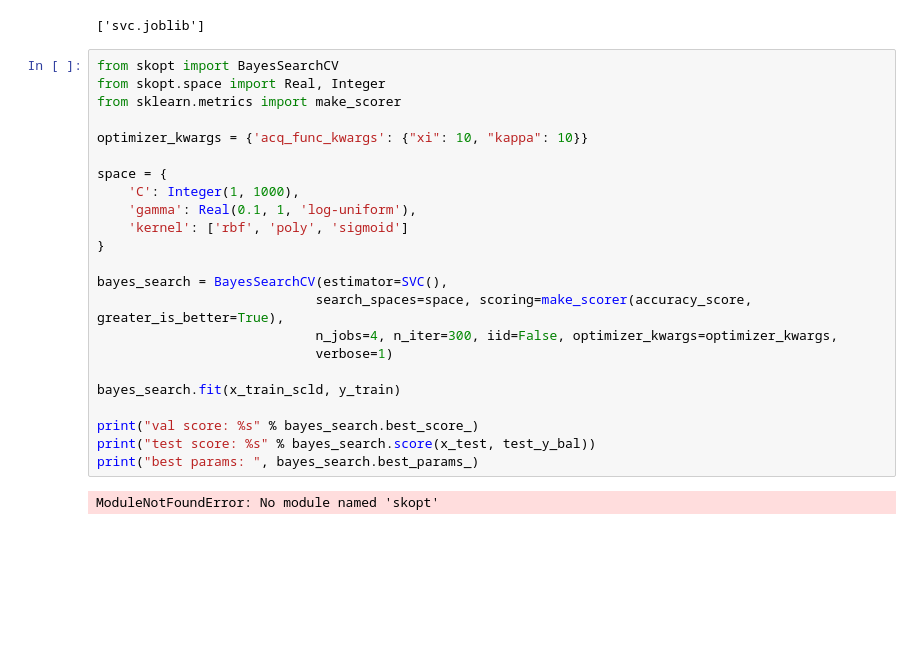
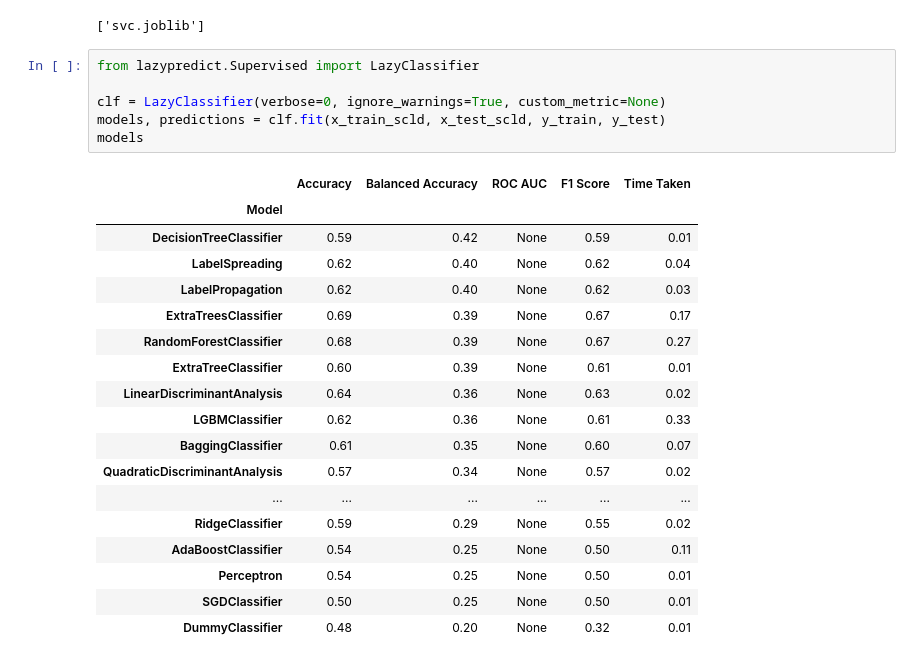
Before and after one commit to jdeguzman4/ML-Mini-Project, a Jupyter notebook: notebooks/Red Wine Quality Multi-Label Classification.ipynb, the cells around one changed output. Drawn from its saved outputs; the diff is of its cells as text; blank space fills up the shorter version.

```diff
--- a/notebooks/Red Wine Quality Multi-Label Classification.ipynb
+++ b/notebooks/Red Wine Quality Multi-Label Classification.ipynb
@@ -220,28 +227,28 @@ model_file = "svc.joblib"
 joblib.dump(clf, model_file)
 # %% [output]
 ['svc.joblib']
-# %%
-from skopt import BayesSearchCV
-from skopt.space import Real, Integer
-from sklearn.metrics import make_scorer
-
-optimizer_kwargs = {'acq_func_kwargs': {"xi": 10, "kappa": 10}}
-
-space = {
-    'C': Integer(1, 1000),
-    'gamma': Real(0.1, 1, 'log-uniform'),
-    'kernel': ['rbf', 'poly', 'sigmoid']
-}
-
-bayes_search = BayesSearchCV(estimator=SVC(),
-                            search_spaces=space, scoring=make_scorer(accuracy_score, greater_is_better=True),
-                            n_jobs=4, n_iter=300, iid=False, optimizer_kwargs=optimizer_kwargs,
-                            verbose=1)
-
-bayes_search.fit(x_train_scld, y_train)
-
-print("val score: %s" % bayes_search.best_score_)
-print("test score: %s" % bayes_search.score(x_test, test_y_bal))
-print("best params: ", bayes_search.best_params_)
-# %% [output]
-ModuleNotFoundError: No module named 'skopt'
+# %%
+from lazypredict.Supervised import LazyClassifier
+
+clf = LazyClassifier(verbose=0, ignore_warnings=True, custom_metric=None)
+models, predictions = clf.fit(x_train_scld, x_test_scld, y_train, y_test)
+models
+# %% [output]
+|  | Accuracy | Balanced Accuracy | ROC AUC | F1 Score | Time Taken |
+| Model |  |  |  |  |  |
+| DecisionTreeClassifier | 0.59 | 0.42 | None | 0.59 | 0.01 |
+| LabelSpreading | 0.62 | 0.40 | None | 0.62 | 0.04 |
+| LabelPropagation | 0.62 | 0.40 | None | 0.62 | 0.03 |
+| ExtraTreesClassifier | 0.69 | 0.39 | None | 0.67 | 0.17 |
+| RandomForestClassifier | 0.68 | 0.39 | None | 0.67 | 0.27 |
+| ExtraTreeClassifier | 0.60 | 0.39 | None | 0.61 | 0.01 |
+| LinearDiscriminantAnalysis | 0.64 | 0.36 | None | 0.63 | 0.02 |
+| LGBMClassifier | 0.62 | 0.36 | None | 0.61 | 0.33 |
+| BaggingClassifier | 0.61 | 0.35 | None | 0.60 | 0.07 |
+| QuadraticDiscriminantAnalysis | 0.57 | 0.34 | None | 0.57 | 0.02 |
+| ... | ... | ... | ... | ... | ... |
+| RidgeClassifier | 0.59 | 0.29 | None | 0.55 | 0.02 |
+| AdaBoostClassifier | 0.54 | 0.25 | None | 0.50 | 0.11 |
+| Perceptron | 0.54 | 0.25 | None | 0.50 | 0.01 |
+| SGDClassifier | 0.50 | 0.25 | None | 0.50 | 0.01 |
+| DummyClassifier | 0.48 | 0.20 | None | 0.32 | 0.01 |
```
Also changed, not shown: parts of 6 cells of this notebook, 2 other files.
